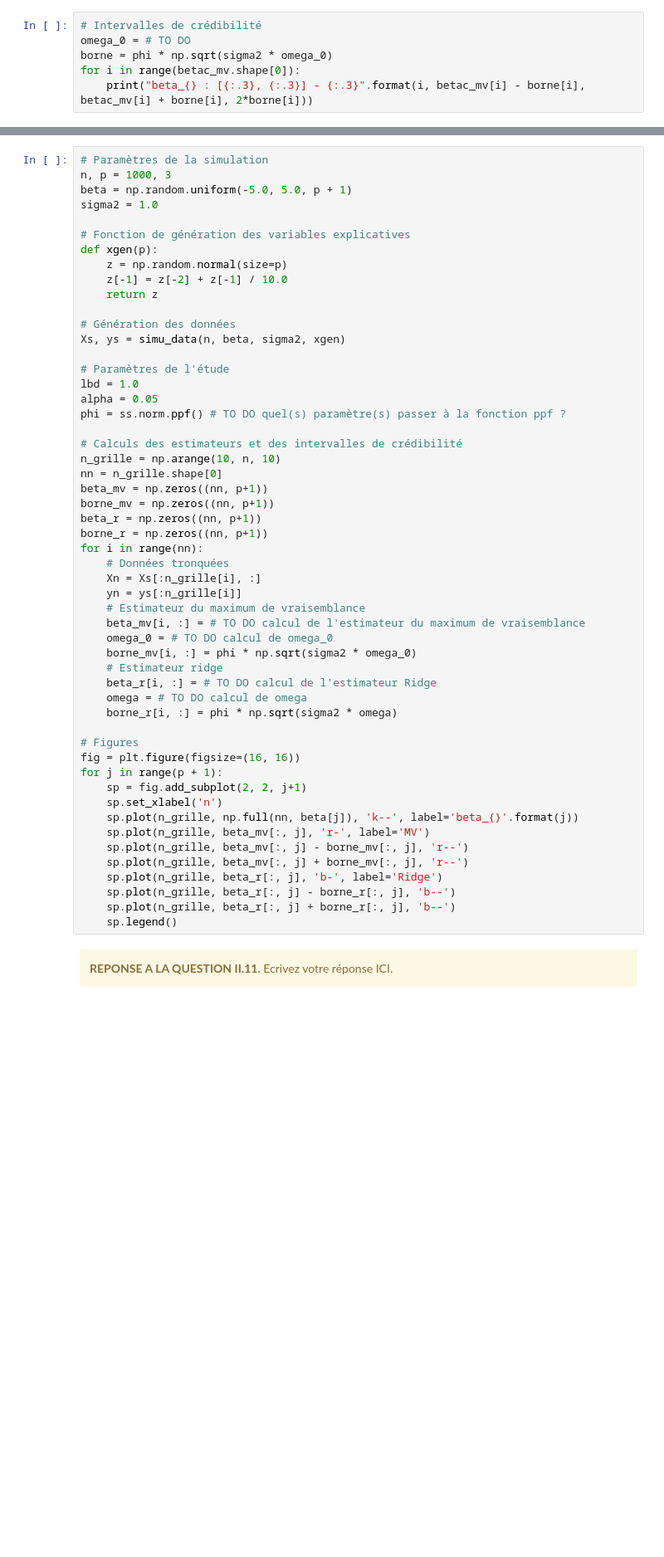
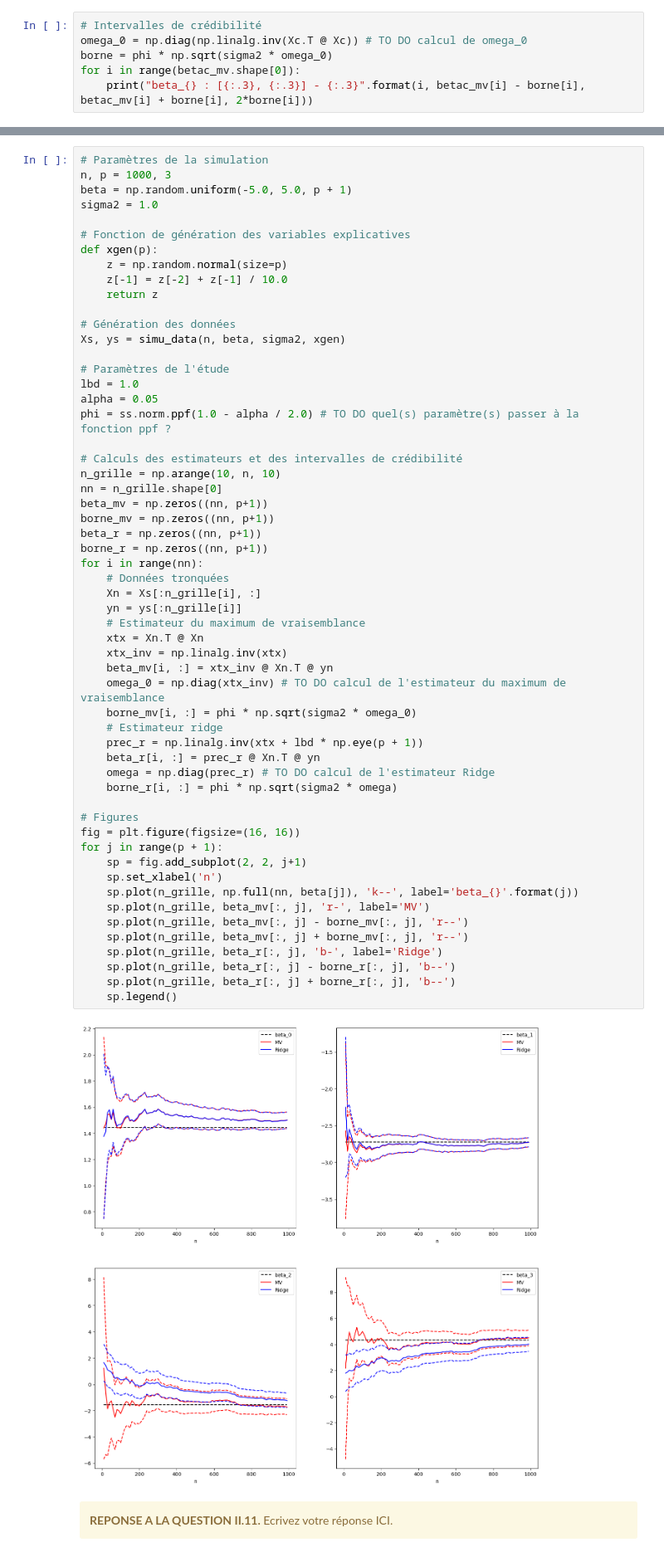
Before and after one commit to ali-hou-supaero/BE_Bayes_Statistics, a Jupyter notebook: 2025-2026_bayes_BE_enonce.ipynb, the cells around one changed output, grey strips where cells are left out. Shown at 83% size. Drawn from its saved outputs; the diff is of its cells as text; blank space fills up the shorter version.

```diff
--- a/2025-2026_bayes_BE_enonce.ipynb
+++ b/2025-2026_bayes_BE_enonce.ipynb
@@ -518,7 +552,7 @@ Il convient ici de remarquer que les intervalles de crédibilité que nous obten
 <p class="bg-primary" style="padding:1em"><strong>QUESTION II.10.</strong> Complétez et exécutez le code suivant, puis comparez les résultats obtenus avec ceux de la <a href="#qii7" style="color:white">question II.7</a>.</p>
 # %%
 # Intervalles de crédibilité
-omega_0 = # TO DO
+omega_0 = np.diag(np.linalg.inv(Xc.T @ Xc)) # TO DO calcul de omega_0
 borne = phi * np.sqrt(sigma2 * omega_0)
 for i in range(betac_mv.shape[0]):
     print("beta_{} : [{:.3}, {:.3}] - {:.3}".format(i, betac_mv[i] - borne[i], betac_mv[i] + borne[i], 2*borne[i]))
@@ -549,41 +593,46 @@ Xs, ys = simu_data(n, beta, sigma2, xgen)
 # Paramètres de l'étude
 lbd = 1.0
 alpha = 0.05
-phi = ss.norm.ppf() # TO DO quel(s) paramètre(s) passer à la fonction ppf ?
+phi = ss.norm.ppf(1.0 - alpha / 2.0) # TO DO quel(s) paramètre(s) passer à la fonction ppf ?
 
 # Calculs des estimateurs et des intervalles de crédibilité
 n_grille = np.arange(10, n, 10)
 nn = n_grille.shape[0]
 beta_mv = np.zeros((nn, p+1))
 borne_mv = np.zeros((nn, p+1))
 beta_r = np.zeros((nn, p+1))
 borne_r = np.zeros((nn, p+1))
 for i in range(nn):
     # Données tronquées
     Xn = Xs[:n_grille[i], :]
     yn = ys[:n_grille[i]]
     # Estimateur du maximum de vraisemblance
-    beta_mv[i, :] = # TO DO calcul de l'estimateur du maximum de vraisemblance
-    omega_0 = # TO DO calcul de omega_0
+    xtx = Xn.T @ Xn
+    xtx_inv = np.linalg.inv(xtx)
+    beta_mv[i, :] = xtx_inv @ Xn.T @ yn
+    omega_0 = np.diag(xtx_inv) # TO DO calcul de l'estimateur du maximum de vraisemblance
     borne_mv[i, :] = phi * np.sqrt(sigma2 * omega_0)
     # Estimateur ridge
-    beta_r[i, :] = # TO DO calcul de l'estimateur Ridge
-    omega = # TO DO calcul de omega
+    prec_r = np.linalg.inv(xtx + lbd * np.eye(p + 1))
+    beta_r[i, :] = prec_r @ Xn.T @ yn
+    omega = np.diag(prec_r) # TO DO calcul de l'estimateur Ridge
     borne_r[i, :] = phi * np.sqrt(sigma2 * omega)
 
 # Figures
 fig = plt.figure(figsize=(16, 16))
 for j in range(p + 1):
     sp = fig.add_subplot(2, 2, j+1)
     sp.set_xlabel('n')
     sp.plot(n_grille, np.full(nn, beta[j]), 'k--', label='beta_{}'.format(j))
     sp.plot(n_grille, beta_mv[:, j], 'r-', label='MV')
     sp.plot(n_grille, beta_mv[:, j] - borne_mv[:, j], 'r--')
     sp.plot(n_grille, beta_mv[:, j] + borne_mv[:, j], 'r--')
     sp.plot(n_grille, beta_r[:, j], 'b-', label='Ridge')
     sp.plot(n_grille, beta_r[:, j] - borne_r[:, j], 'b--')
     sp.plot(n_grille, beta_r[:, j] + borne_r[:, j], 'b--')
     sp.legend()
+# %% [output]
+[figure, added]
 # %% [markdown]
 <div class="alert alert-warning"><strong>REPONSE A LA QUESTION II.11.</strong> Ecrivez votre réponse ICI.</div>
 # %% [markdown]
```
Also changed, not shown: parts of 16 cells of this notebook.
